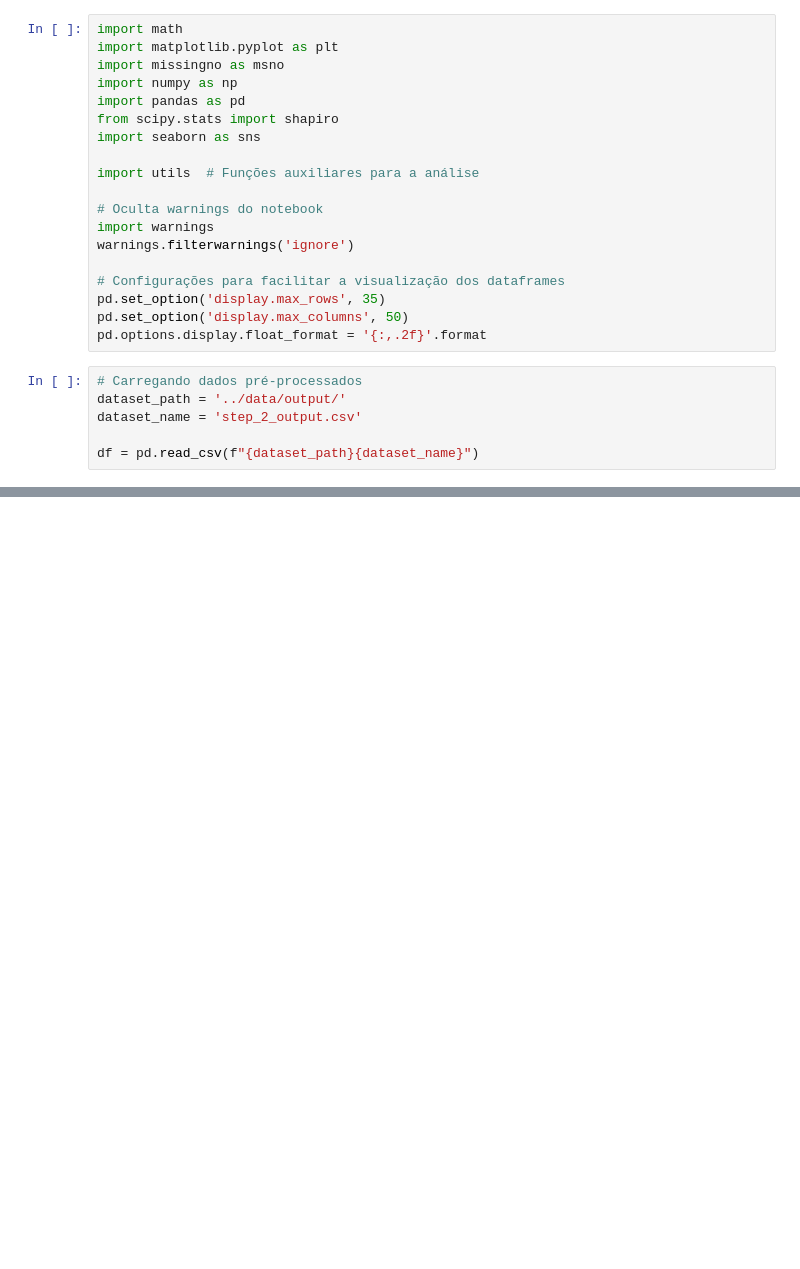
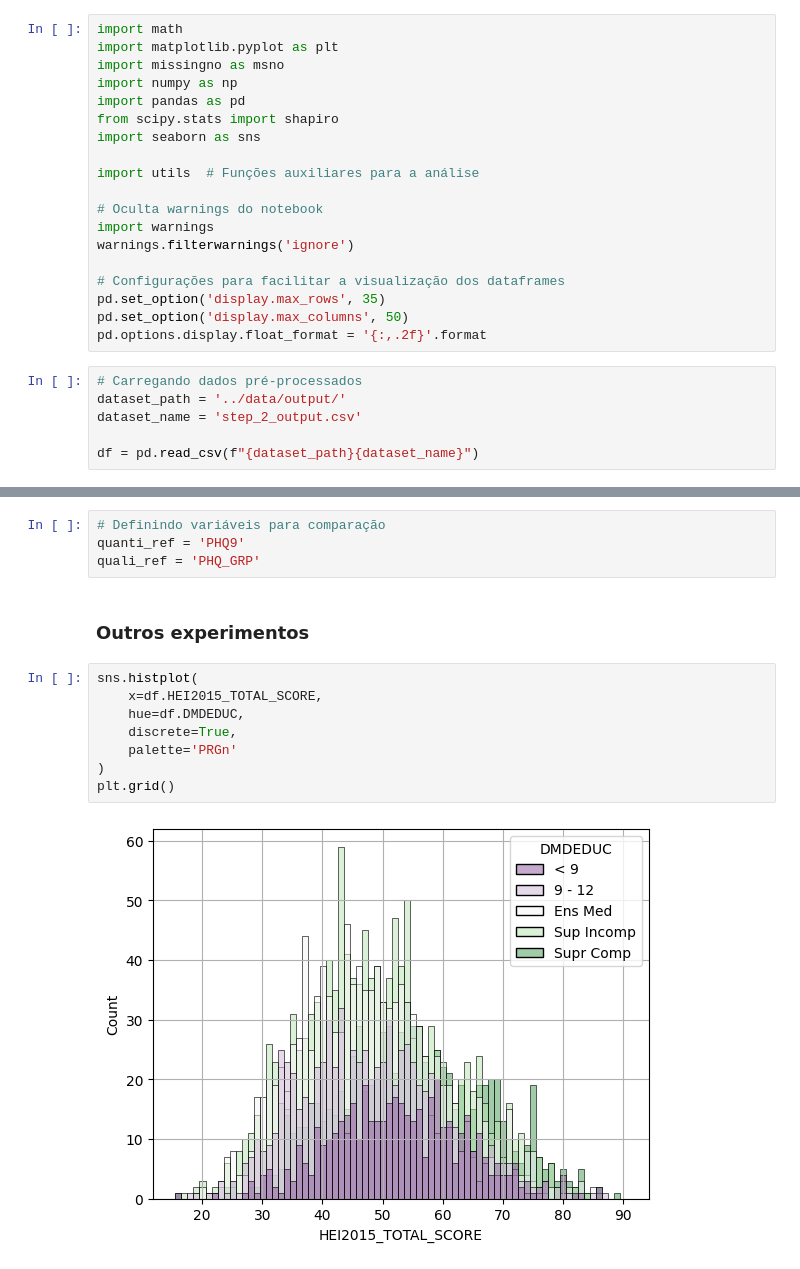
Before and after one commit to thiago-paim/tera-desafio-inferencia, a Jupyter notebook: notebooks/step_3_bivariate_analysis.ipynb, the cells around one changed output, grey strips where cells are left out. Drawn from its saved outputs; the diff is of its cells as text; blank space fills up the shorter version.

```diff
--- a/notebooks/step_3_bivariate_analysis.ipynb
+++ b/notebooks/step_3_bivariate_analysis.ipynb
@@ -83,3 +172,19 @@ sns.heatmap(
+# %%
+# Definindo variáveis para comparação
+quanti_ref = 'PHQ9'
+quali_ref = 'PHQ_GRP'
+# %% [markdown]
+### Outros experimentos
+# %%
+sns.histplot(
+    x=df.HEI2015_TOTAL_SCORE,
+    hue=df.DMDEDUC,
+    discrete=True,
+    palette='PRGn'
+)
+plt.grid()
+# %% [output]
+[figure, added]
 # %%
 sns.pairplot(
     df,
```
Also changed, not shown: parts of 22 cells of this notebook.
